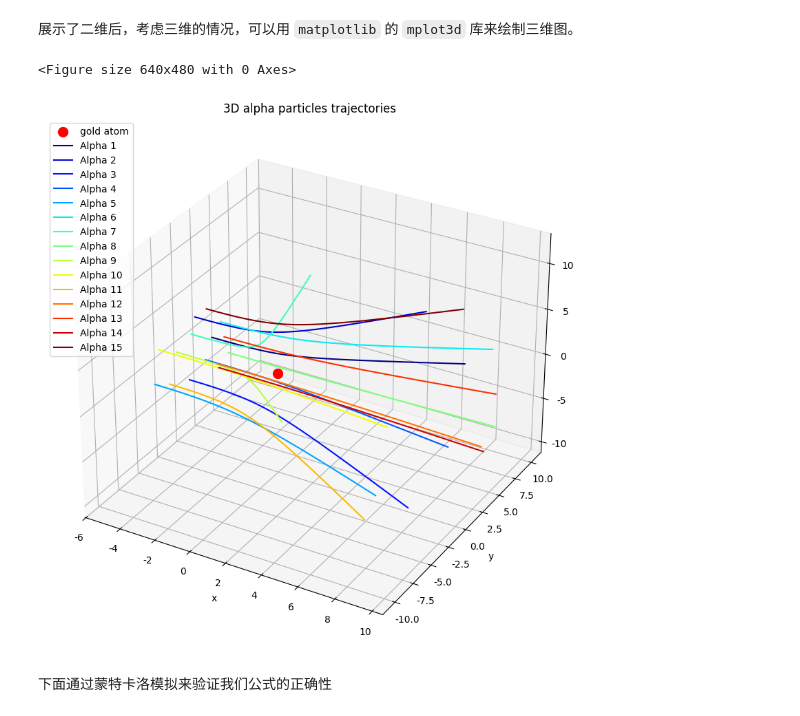
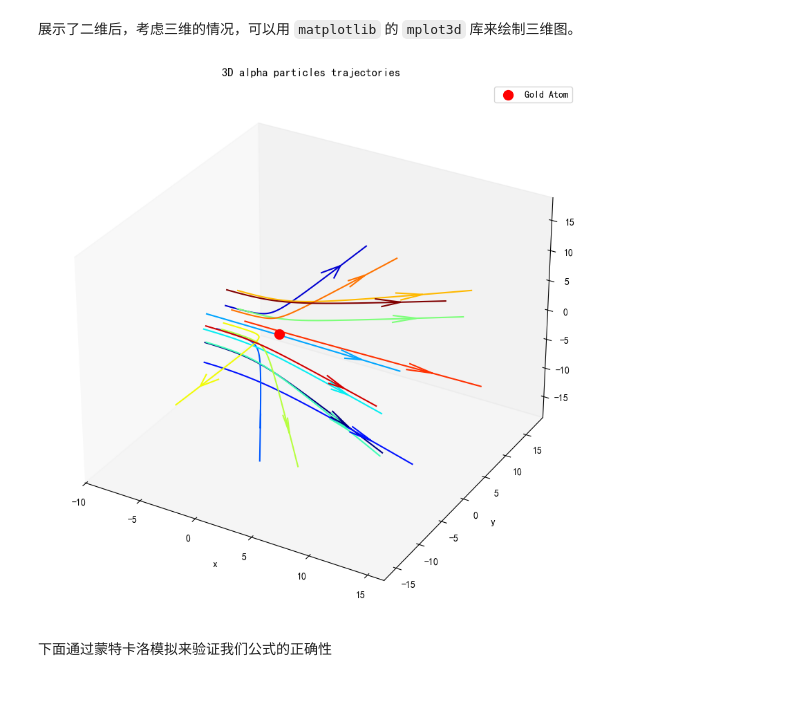
Before and after one commit to Glueo/graduate_phy_proj_2025, a Jupyter notebook: Catchup/plot_classic.ipynb, the cells around one changed output. Saved outputs shown, nothing was run; the diff lists cells and outputs as text; code cells hidden in the pictures.

```diff
--- a/Catchup/plot_classic.ipynb
+++ b/Catchup/plot_classic.ipynb
@@ -146,7 +226,6 @@ plt.show()
 # %% [markdown]
 展示了二维后，考虑三维的情况，可以用 `matplotlib` 的 `mplot3d` 库来绘制三维图。
 # %%
-plt.clf()  # 清除当前 figure
 import numpy as np
 import matplotlib.pyplot as plt
 from mpl_toolkits.mplot3d import Axes3D  # 用于三维绘图
@@ -161,7 +240,7 @@ def acc(r, k=1, Z1=2, Z2=79, m=1):
 
 # 模拟参数
 num_alpha = 15  # α 粒子数量
-steps = 150     # 时间步数
+steps = 200     # 时间步数
 dt = 0.01       # 时间步长
 
 # 利用 colormap 为每个粒子分配颜色
@@ -184,40 +263,53 @@ for n in range(num_alpha):
     for i in range(steps):
         trajectory[i] = r  # 记录当前位置
 
         # 计算当前位置的加速度
         a0 = acc(r)
         # 使用速度 Verlet 方法更新位置
         r = r + v * dt + 0.5 * a0 * dt**2
         # 计算更新后位置的加速度
         a1 = acc(r)
         # 更新速度
         v = v + 0.5 * (a0 + a1) * dt
 
     trajectories.append(trajectory)
 
 # 三维绘图：将每个粒子的轨迹以不同颜色绘制在同一图中
 fig = plt.figure(figsize=(10, 10))
 ax = fig.add_subplot(111, projection='3d')
 
 # 绘制金原子核（假设在原点）
-ax.scatter(0, 0, 0, color='r', s=100, label="gold atom")
+ax.scatter(0, 0, 0, color='r', s=100, label="Gold Atom")
 
-# 循环绘制每个 α 粒子的轨迹
+# 循环绘制每个 α 粒子的轨迹，并在轨迹上添加箭头
 for n, trajectory in enumerate(trajectories):
     ax.plot(trajectory[:, 0], trajectory[:, 1], trajectory[:, 2],
-            color=colors[n], label=f'Alpha {n+1}')
+            color=colors[n])
 
+    # 在轨迹上选择箭头位置，比如后 40% 的位置
+    # 在轨迹上选择箭头位置，比如后 20% 的位置（更靠前）
+    arrow_index = int(len(trajectory) * 0.8)
+    if arrow_index < len(trajectory) - 1:
+        start_point = trajectory[arrow_index]
+        end_point = trajectory[arrow_index + 1]
+        vector = end_point - start_point
+        # 如果需要，还可以对 vector 进行放大
+        scale_factor = 2  # 根据需要调整放大倍数
+        vector = vector * scale_factor
+        ax.quiver(start_point[0], start_point[1], start_point[2],
+                  vector[0], vector[1], vector[2],
+                  arrow_length_ratio=10, color=colors[n], pivot='tail')
+
+ax.grid(False)
 ax.set_xlabel("x")
 ax.set_ylabel("y")
 ax.set_zlabel("z")
 ax.set_title("3D alpha particles trajectories")
 ax.legend()
-# 保存图片到当前文件目录下
-fig.savefig('./output/alpha_particles_3d.png')
+fig.savefig('./output/alpha_particles_3d.png', bbox_inches='tight')
 plt.show()
 # %% [output]
-<Figure size 640x480 with 0 Axes>
-[figure, old version]
+[figure, new version]
 # %% [markdown]
 下面通过蒙特卡洛模拟来验证我们公式的正确性
 # %%
```
Also changed, not shown: parts of 13 cells of this notebook, 13 other files.
